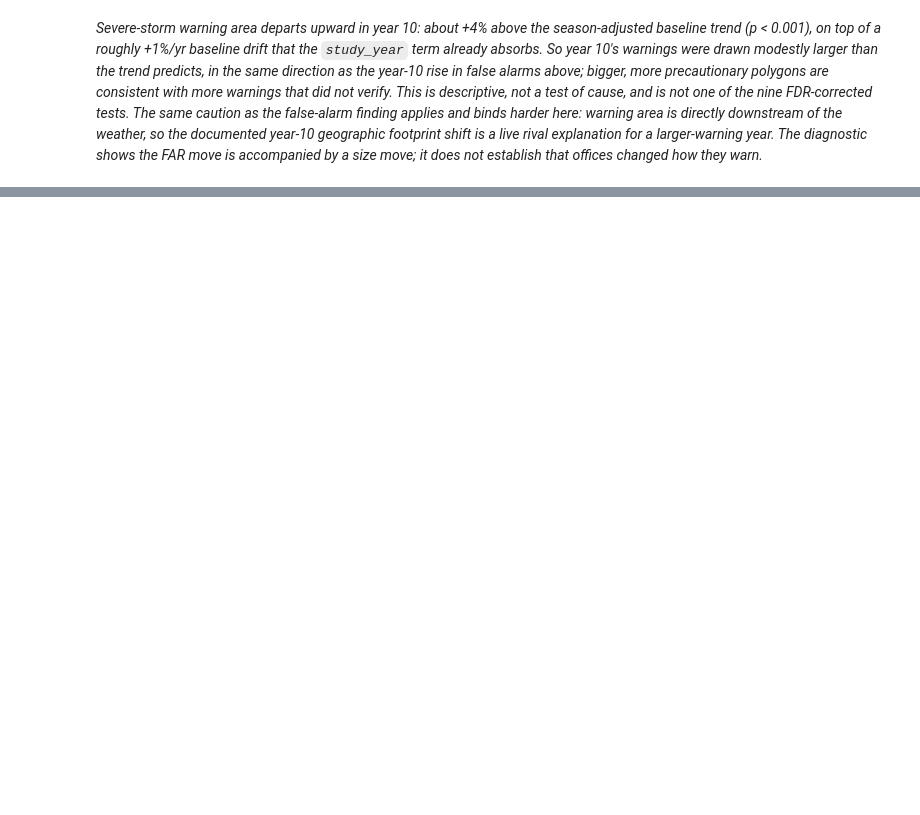
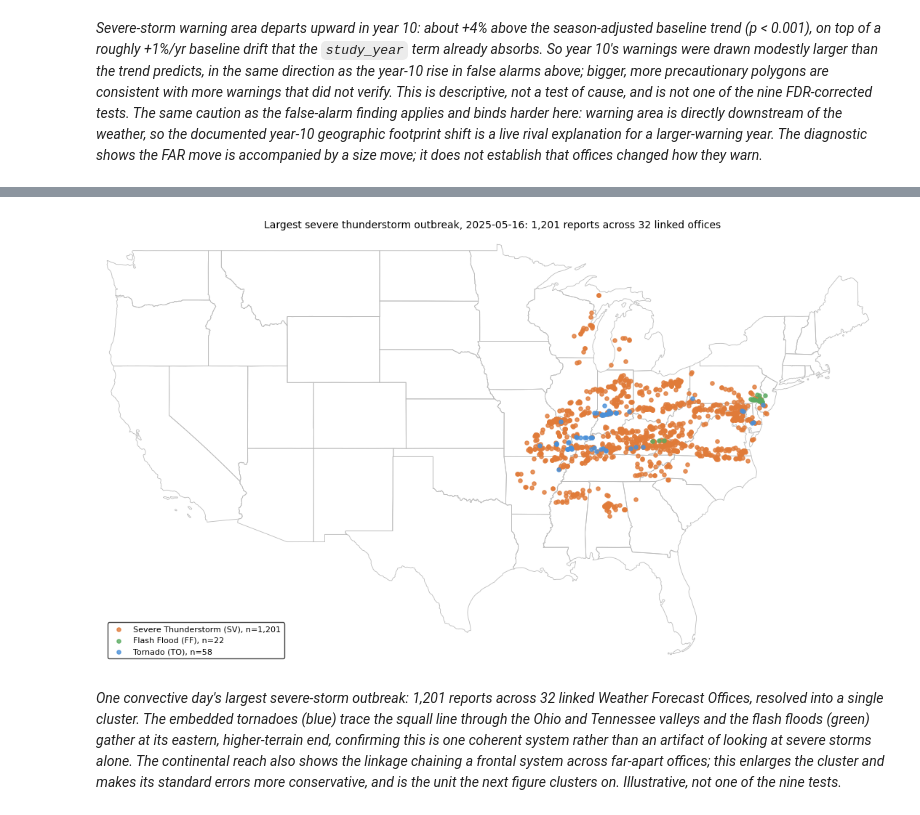
Before and after one commit to craig-rudman/MSDS692, a Jupyter notebook: notebooks/05_analysis.ipynb, the cells around one changed output, grey strips where cells are left out. Cells and saved outputs as stored; diff of their text form; code cells hidden in the pictures; blank space fills up the shorter version.

Commit message:
sanity check

```diff
--- a/notebooks/05_analysis.ipynb
+++ b/notebooks/05_analysis.ipynb
@@ -827,0 +836,20 @@ plots.plot_year10_departure(_y, _tr, _a, "SV",
+# %%
+# Appendix robustness check (NOT one of the nine FDR-corrected tests): refit the SV
+# year-10 model with cluster-robust SEs at the weather-outbreak level. Outbreaks are
+# built on the report table (real coordinates); warnings are routed onto them by
+# office and convective day. See src/analysis/cluster.py for the construction.
+from src.analysis import cluster
+
+# Outbreaks from SV reports; route SV warnings onto the same outbreaks.
+sv_outbreak, sv_key2ob = cluster.build_outbreaks(sv_reports)
+sv_warning_cluster, _route = cluster.route_warnings(sv_events, sv_key2ob)
+
+# Validate the cheap (office, convective-day) routing against the precise LSR-to-warning
+# join: a warning should land in the same outbreak as the report it was matched to.
+_val = cluster.validate_routing(sv_reports, sv_events, sv_outbreak, sv_warning_cluster)
+
+print(f"SV outbreaks: {sv_outbreak.nunique():,}  (from SV reports)")
+print(f"warnings routed to a report-outbreak: {_route['n_routed']:,} of {_route['n']:,} "
+      f"({_route['frac_routed']*100:.1f}%); {_route['n_singleton']:,} singletons")
+print(f"join-key validation: {_val['frac_agree']*100:.1f}% of {_val['n_linked']:,} "
+      f"report-linked warnings route to their joined report's outbreak")
@@ -827,0 +866,18 @@ plots.plot_year10_departure(_y, _tr, _a, "SV",
+# %%
+# Illustrative map (NOT a test): the largest SV outbreak on one convective day, the unit
+# the clustered standard errors are built on, with tornado and flash-flood reports from the
+# same system overlaid for context. Drawn from year 10 to show the construct, not to claim it.
+from src.analysis import data as _data
+_states = _data.load_states(CLEAN_DIR.parent / "geo")
+
+# Convective-day key on both frames so the helper can select the day and overlay TO/FF.
+sv_reports = sv_reports.assign(cday=cluster.convective_day(sv_reports["valid"]).astype(str))
+_all_reports = stormreports.assign(
+    cday=cluster.convective_day(stormreports["valid"]).astype(str))
+
+plots.plot_outbreak_day(sv_reports, _all_reports, _states, sv_outbreak,
+                        "2025-05-16", IMG_DIR, "SV")
+# %% [output]
+[figure, added]
+# %% [markdown]
+*One convective day's largest severe-storm outbreak: 1,201 reports across 32 linked Weather Forecast Offices, resolved into a single cluster. The embedded tornadoes (blue) trace the squall line through the Ohio and Tennessee valleys and the flash floods (green) gather at its eastern, higher-terrain end, confirming this is one coherent system rather than an artifact of looking at severe storms alone. The continental reach also shows the linkage chaining a frontal system across far-apart offices; this enlarges the cluster and makes its standard errors more conservative, and is the unit the next figure clusters on. Illustrative, not one of the nine tests.*
```
Also changed, not shown: parts of 17 cells of this notebook, 22 other files.
